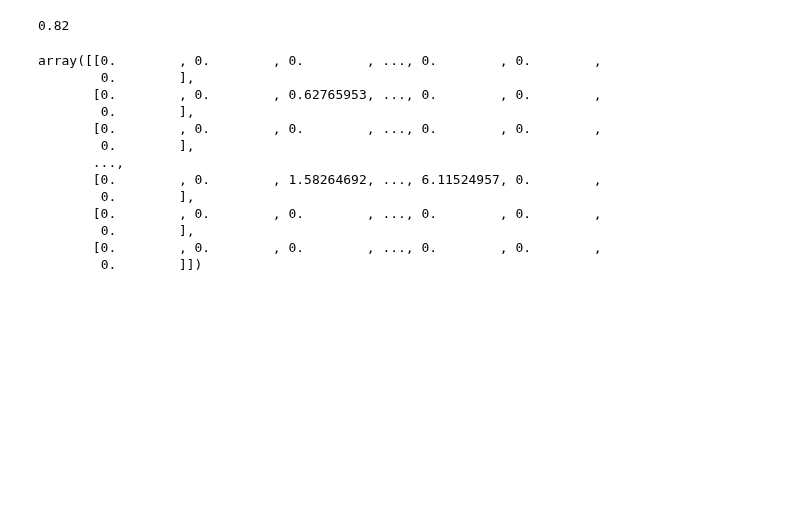
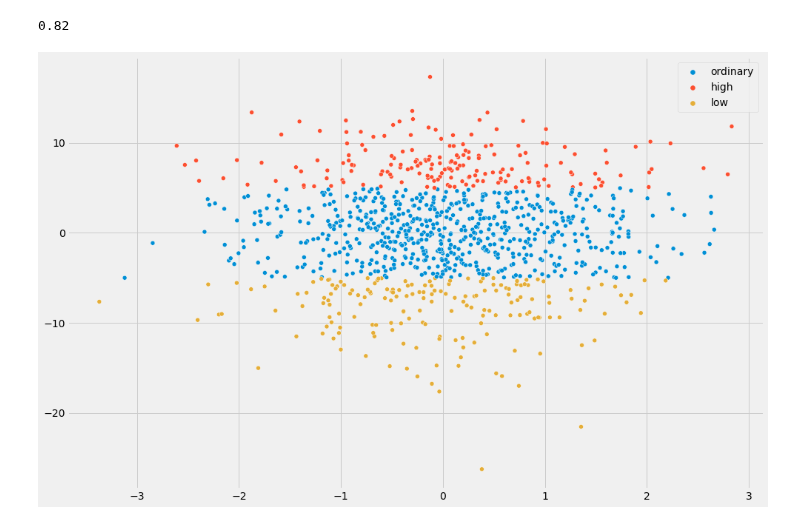
Before and after one commit to RoetGer/decisions-under-uncertainty, a Jupyter notebook: solved_problems.ipynb, the cells around one changed output. Saved outputs shown, nothing was run; the diff lists cells and outputs as text; code cells hidden in the pictures; blank space fills up the shorter version.

Commit message:
Add a simple scatter plot example with seaborn.

```diff
--- a/solved_problems.ipynb
+++ b/solved_problems.ipynb
@@ -639,19 +637,15 @@ np.mean(rws[:,24] < 5)
-# %%
-jumps
-# %% [output]
-array([[0.        , 0.        , 0.        , ..., 0.        , 0.        ,
-        0.        ],
-       [0.        , 0.        , 0.62765953, ..., 0.        , 0.        ,
-        0.        ],
-       [0.        , 0.        , 0.        , ..., 0.        , 0.        ,
-        0.        ],
-       ...,
-       [0.        , 0.        , 1.58264692, ..., 6.11524957, 0.        ,
-        0.        ],
-       [0.        , 0.        , 0.        , ..., 0.        , 0.        ,
-        0.        ],
-       [0.        , 0.        , 0.        , ..., 0.        , 0.        ,
-        0.        ]])
+# %%
+import seaborn as sns
+from matplotlib import style
+style.use("fivethirtyeight")
+
+last_obs = rws[:, 24]
+condlist = [last_obs < -5, last_obs > 5]
+grps = np.select(condlist, ['low', 'high'], default='ordinary')
+
+sns.scatterplot(np.random.normal(size=last_obs.shape), last_obs, hue=grps);
+# %% [output]
+[figure, added]
 # %%
 ### Assume
 # %%
```
Also changed, not shown: parts of 2 cells of this notebook.
